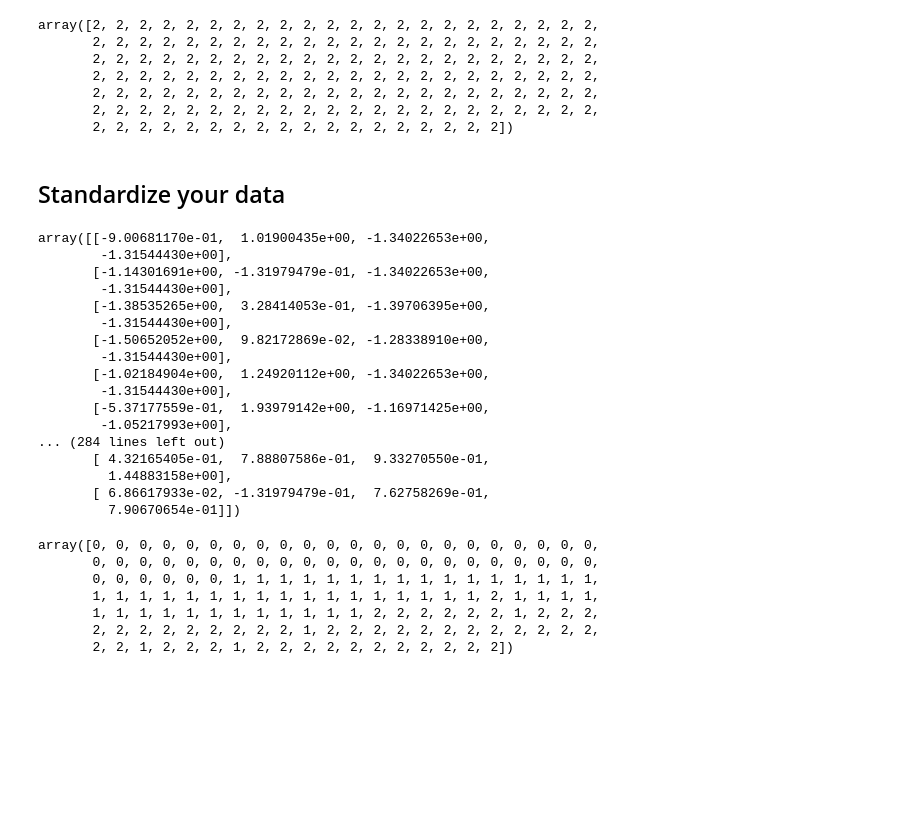
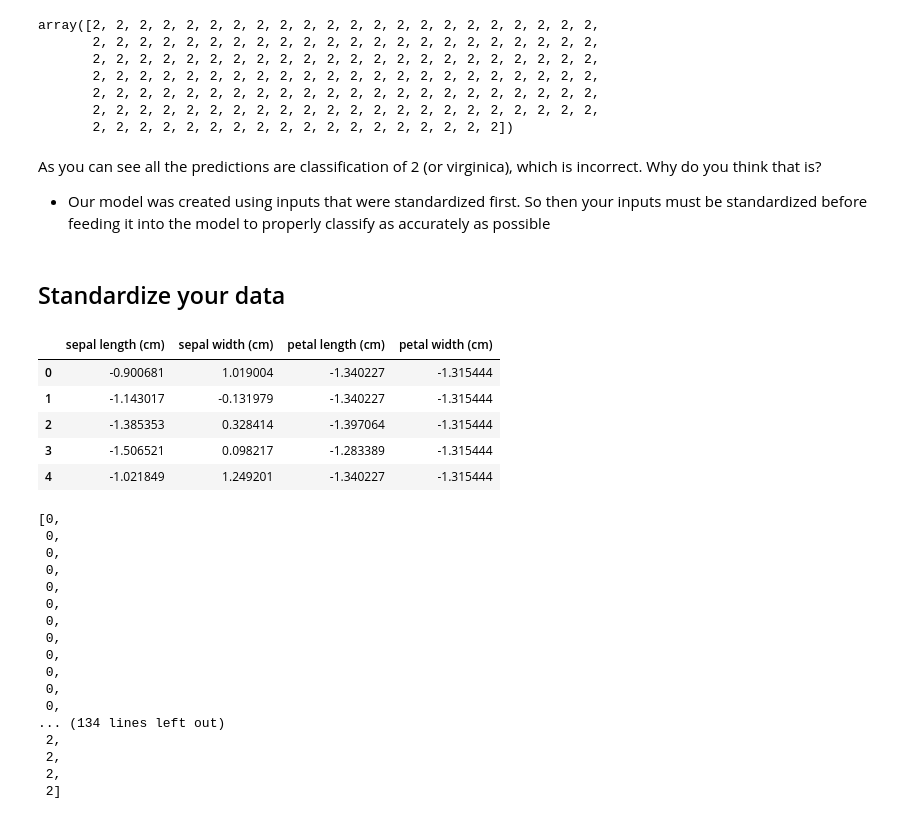
Before and after one commit to codextron/Python_Pandas_Class, a Jupyter notebook: Python_pandas/KNN.ipynb, the cells around one changed output. Cells and saved outputs as stored; diff of their text form; code cells hidden in the pictures; blank space fills up the shorter version.

```diff
--- a/Python_pandas/KNN.ipynb
+++ b/Python_pandas/KNN.ipynb
@@ -308,6 +314,10 @@ array([2, 2, 2, 2, 2, 2, 2, 2, 2, 2, 2, 2, 2, 2, 2, 2, 2, 2, 2, 2, 2, 2,
        2, 2, 2, 2, 2, 2, 2, 2, 2, 2, 2, 2, 2, 2, 2, 2, 2, 2, 2, 2, 2, 2,
        2, 2, 2, 2, 2, 2, 2, 2, 2, 2, 2, 2, 2, 2, 2, 2, 2, 2, 2, 2, 2, 2,
        2, 2, 2, 2, 2, 2, 2, 2, 2, 2, 2, 2, 2, 2, 2, 2, 2, 2])
+# %% [markdown]
+As you can see all the predictions are classification of 2 (or virginica), which is incorrect.
+Why do you think that is?
+- Our model was created using inputs that were standardized first. So then your inputs must be standardized before feeding it into the model to properly classify as accurately as possible
 # %% [markdown]
 ## Standardize your data
 # %%
@@ -316,30 +326,30 @@ df_scale = ss.fit_transform(df_scale)
-# %%
-df_scale
-# %% [output]
-array([[-9.00681170e-01,  1.01900435e+00, -1.34022653e+00,
-        -1.31544430e+00],
-       [-1.14301691e+00, -1.31979479e-01, -1.34022653e+00,
-        -1.31544430e+00],
-       [-1.38535265e+00,  3.28414053e-01, -1.39706395e+00,
-        -1.31544430e+00],
-       [-1.50652052e+00,  9.82172869e-02, -1.28338910e+00,
-        -1.31544430e+00],
-       [-1.02184904e+00,  1.24920112e+00, -1.34022653e+00,
-        -1.31544430e+00],
-       [-5.37177559e-01,  1.93979142e+00, -1.16971425e+00,
-        -1.05217993e+00],
-... (284 lines left out)
-       [ 4.32165405e-01,  7.88807586e-01,  9.33270550e-01,
-         1.44883158e+00],
-       [ 6.86617933e-02, -1.31979479e-01,  7.62758269e-01,
-         7.90670654e-01]])
+# %%
+df_scale_df = pd.DataFrame(df_scale, columns=df.drop(columns='species').columns)
+df_scale_df.head()
+# %% [output]
+|  | sepal length (cm) | sepal width (cm) | petal length (cm) | petal width (cm) |
+| 0 | -0.900681 | 1.019004 | -1.340227 | -1.315444 |
+| 1 | -1.143017 | -0.131979 | -1.340227 | -1.315444 |
+| 2 | -1.385353 | 0.328414 | -1.397064 | -1.315444 |
+| 3 | -1.506521 | 0.098217 | -1.283389 | -1.315444 |
+| 4 | -1.021849 | 1.249201 | -1.340227 | -1.315444 |
 # %%
-knn.predict(df_scale)
+list(knn.predict(df_scale))
 # %% [output]
-array([0, 0, 0, 0, 0, 0, 0, 0, 0, 0, 0, 0, 0, 0, 0, 0, 0, 0, 0, 0, 0, 0,
-       0, 0, 0, 0, 0, 0, 0, 0, 0, 0, 0, 0, 0, 0, 0, 0, 0, 0, 0, 0, 0, 0,
-       0, 0, 0, 0, 0, 0, 1, 1, 1, 1, 1, 1, 1, 1, 1, 1, 1, 1, 1, 1, 1, 1,
-       1, 1, 1, 1, 1, 1, 1, 1, 1, 1, 1, 1, 1, 1, 1, 1, 1, 2, 1, 1, 1, 1,
-       1, 1, 1, 1, 1, 1, 1, 1, 1, 1, 1, 1, 2, 2, 2, 2, 2, 2, 1, 2, 2, 2,
-       2, 2, 2, 2, 2, 2, 2, 2, 2, 1, 2, 2, 2, 2, 2, 2, 2, 2, 2, 2, 2, 2,
-       2, 2, 1, 2, 2, 2, 1, 2, 2, 2, 2, 2, 2, 2, 2, 2, 2, 2])
+[0,
+ 0,
+ 0,
+ 0,
+ 0,
+ 0,
+ 0,
+ 0,
+ 0,
+ 0,
+ 0,
+ 0,
+... (134 lines left out)
+ 2,
+ 2,
+ 2,
+ 2]
```
Also changed, not shown: parts of 19 cells of this notebook.
